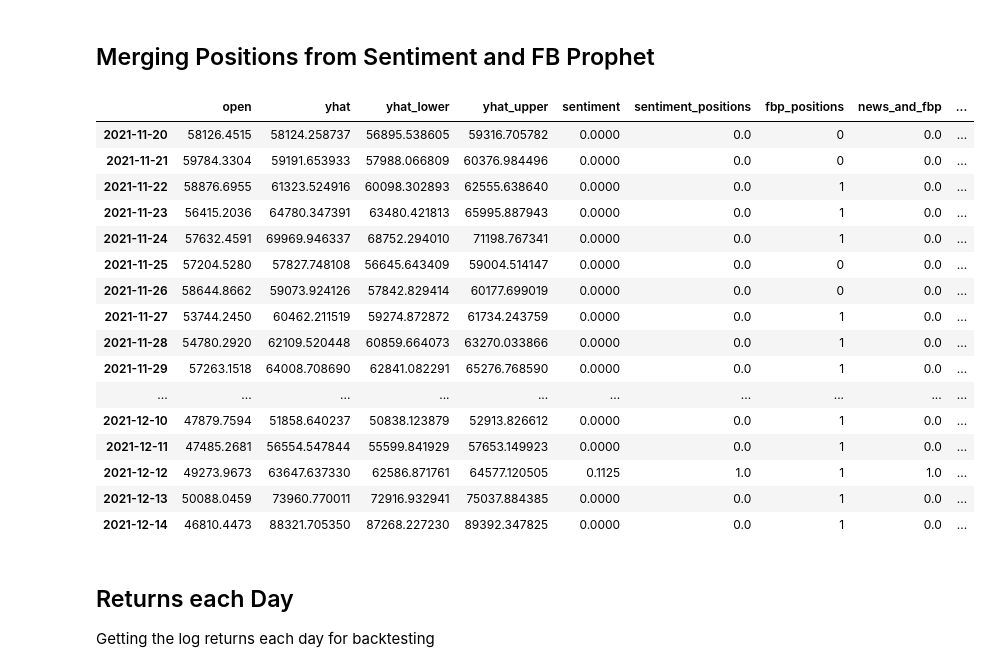
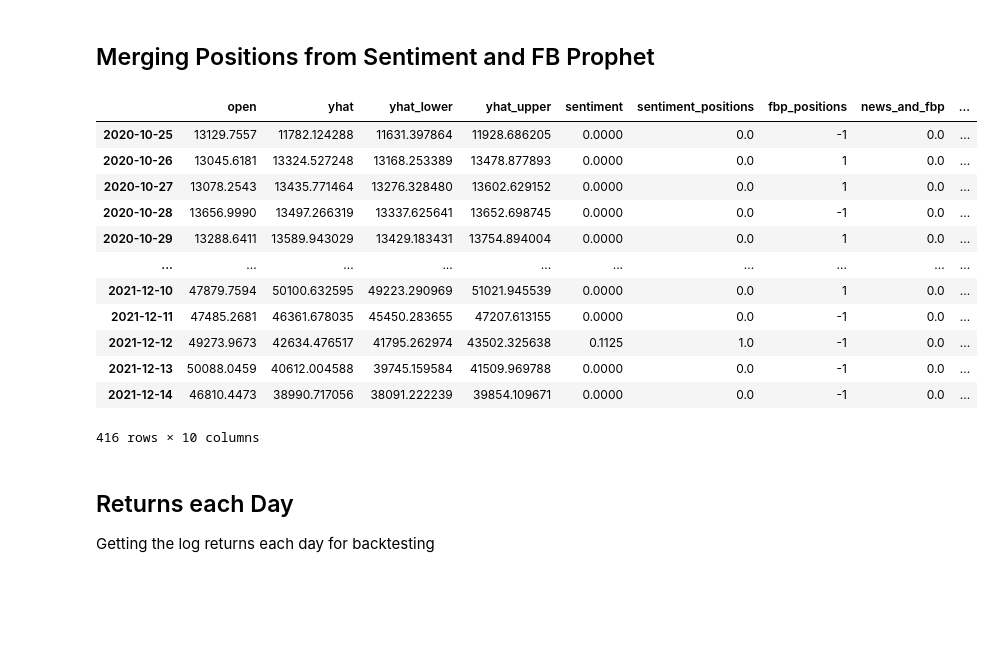
Before and after one commit to marcosan93/Medium-Misc-Tutorials, a Jupyter notebook: Crypto-Tutorials/NewsSentiment-TimeSeries-Crypto.ipynb, the cells around one changed output. Drawn from its saved outputs; the diff is of its cells as text; code cells hidden in the pictures; blank space fills up the shorter version.

Commit message:
found better ma, training data, and forecast period

```diff
--- a/Crypto-Tutorials/NewsSentiment-TimeSeries-Crypto.ipynb
+++ b/Crypto-Tutorials/NewsSentiment-TimeSeries-Crypto.ipynb
@@ -201,7 +201,7 @@ def getPrices(ticker, training_days, sent_df, mov_avg):
 
     return prices
 # %%
-prices = getPrices("BTC", 90, sent_df, 5)
+prices = getPrices("BTC", 180, sent_df, 10)
 
 prices
 # %% [output]
@@ -256,14 +256,14 @@ def runningFBP(prices, forecast_period, training_days):
     # DF for the predicted values
     pred_df = pd.DataFrame()
 
-    # Running the model on each day
-    for i in tqdm(range(training_days, len(prices), forecast_period)):
+    # Running the model each day
+    for i in tqdm(range(training_days, len(prices))):
 
         # Training and Predicting the last day on the forecast
         forecast = fbpTrainPredict(
             prices[i-training_days:i],
             forecast_period
-        ).tail(forecast_period)[[
+        ).tail(1)[[
             'ds',
             'yhat',
             'yhat_lower',
@@ -290,7 +290,7 @@ def runningFBP(prices, forecast_period, training_days):
 
     return merge_df
 # %%
-pred_df = runningFBP(prices, 5, 90)
+pred_df = runningFBP(prices, 5, 180)
 # %%
 pred_df
 # %% [output]
@@ -363,25 +363,21 @@ positions['random_positions'] = random.choices(
     [1,0,-1], k=len(positions)
 )
 # %%
-positions.tail(25)
+positions
 # %% [output]
 |  | open | yhat | yhat_lower | yhat_upper | sentiment | sentiment_positions | fbp_positions | news_and_fbp | ... |
-| 2021-11-20 | 58126.4515 | 58124.258737 | 56895.538605 | 59316.705782 | 0.0000 | 0.0 | 0 | 0.0 | ... |
-| 2021-11-21 | 59784.3304 | 59191.653933 | 57988.066809 | 60376.984496 | 0.0000 | 0.0 | 0 | 0.0 | ... |
-| 2021-11-22 | 58876.6955 | 61323.524916 | 60098.302893 | 62555.638640 | 0.0000 | 0.0 | 1 | 0.0 | ... |
-| 2021-11-23 | 56415.2036 | 64780.347391 | 63480.421813 | 65995.887943 | 0.0000 | 0.0 | 1 | 0.0 | ... |
-| 2021-11-24 | 57632.4591 | 69969.946337 | 68752.294010 | 71198.767341 | 0.0000 | 0.0 | 1 | 0.0 | ... |
-| 2021-11-25 | 57204.5280 | 57827.748108 | 56645.643409 | 59004.514147 | 0.0000 | 0.0 | 0 | 0.0 | ... |
-| 2021-11-26 | 58644.8662 | 59073.924126 | 57842.829414 | 60177.699019 | 0.0000 | 0.0 | 0 | 0.0 | ... |
-| 2021-11-27 | 53744.2450 | 60462.211519 | 59274.872872 | 61734.243759 | 0.0000 | 0.0 | 1 | 0.0 | ... |
-| 2021-11-28 | 54780.2920 | 62109.520448 | 60859.664073 | 63270.033866 | 0.0000 | 0.0 | 1 | 0.0 | ... |
-| 2021-11-29 | 57263.1518 | 64008.708690 | 62841.082291 | 65276.768590 | 0.0000 | 0.0 | 1 | 0.0 | ... |
+| 2020-10-25 | 13129.7557 | 11782.124288 | 11631.397864 | 11928.686205 | 0.0000 | 0.0 | -1 | 0.0 | ... |
+| 2020-10-26 | 13045.6181 | 13324.527248 | 13168.253389 | 13478.877893 | 0.0000 | 0.0 | 1 | 0.0 | ... |
+| 2020-10-27 | 13078.2543 | 13435.771464 | 13276.328480 | 13602.629152 | 0.0000 | 0.0 | 1 | 0.0 | ... |
+| 2020-10-28 | 13656.9990 | 13497.266319 | 13337.625641 | 13652.698745 | 0.0000 | 0.0 | -1 | 0.0 | ... |
+| 2020-10-29 | 13288.6411 | 13589.943029 | 13429.183431 | 13754.894004 | 0.0000 | 0.0 | 1 | 0.0 | ... |
 | ... | ... | ... | ... | ... | ... | ... | ... | ... | ... |
-| 2021-12-10 | 47879.7594 | 51858.640237 | 50838.123879 | 52913.826612 | 0.0000 | 0.0 | 1 | 0.0 | ... |
-| 2021-12-11 | 47485.2681 | 56554.547844 | 55599.841929 | 57653.149923 | 0.0000 | 0.0 | 1 | 0.0 | ... |
-| 2021-12-12 | 49273.9673 | 63647.637330 | 62586.871761 | 64577.120505 | 0.1125 | 1.0 | 1 | 1.0 | ... |
-| 2021-12-13 | 50088.0459 | 73960.770011 | 72916.932941 | 75037.884385 | 0.0000 | 0.0 | 1 | 0.0 | ... |
-| 2021-12-14 | 46810.4473 | 88321.705350 | 87268.227230 | 89392.347825 | 0.0000 | 0.0 | 1 | 0.0 | ... |
+| 2021-12-10 | 47879.7594 | 50100.632595 | 49223.290969 | 51021.945539 | 0.0000 | 0.0 | 1 | 0.0 | ... |
+| 2021-12-11 | 47485.2681 | 46361.678035 | 45450.283655 | 47207.613155 | 0.0000 | 0.0 | -1 | 0.0 | ... |
+| 2021-12-12 | 49273.9673 | 42634.476517 | 41795.262974 | 43502.325638 | 0.1125 | 1.0 | -1 | 0.0 | ... |
+| 2021-12-13 | 50088.0459 | 40612.004588 | 39745.159584 | 41509.969788 | 0.0000 | 0.0 | -1 | 0.0 | ... |
+| 2021-12-14 | 46810.4473 | 38990.717056 | 38091.222239 | 39854.109671 | 0.0000 | 0.0 | -1 | 0.0 | ... |
+416 rows × 10 columns
 # %% [markdown]
 ## Returns each Day
 Getting the log returns each day for backtesting
```
Also changed, not shown: parts of 4 cells of this notebook.
